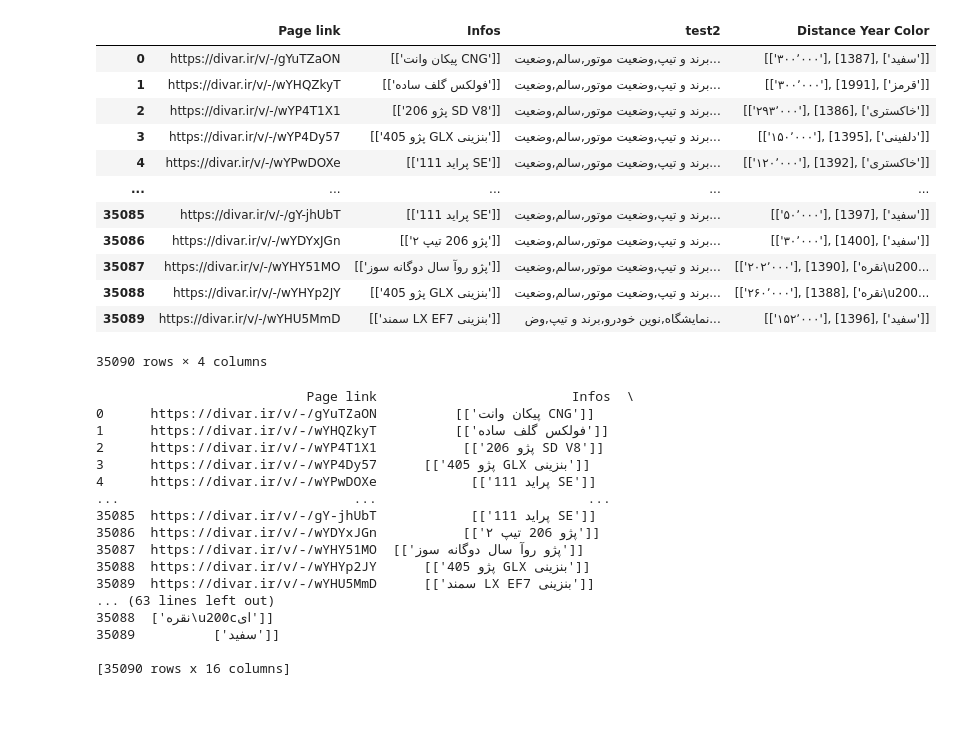
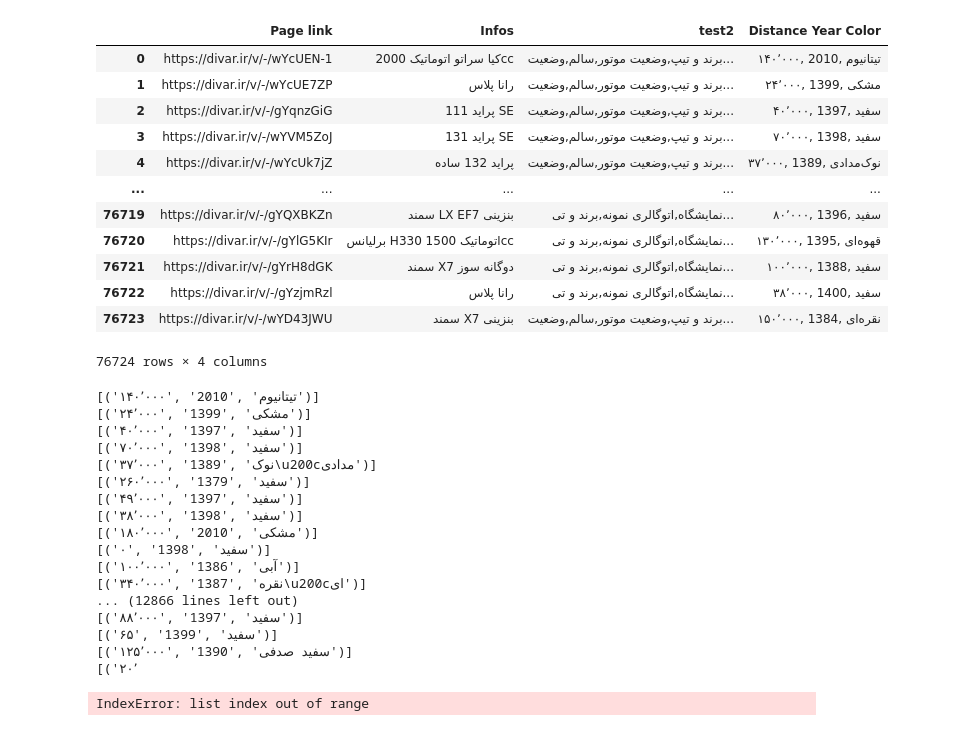
Before and after one commit to saeedbaninosrat/Divar-Scraping, a Jupyter notebook: scrapy/divar/Cleaning/Data-Cleaner.ipynb, the cells around one changed output. Cells and saved outputs as stored; diff of their text form; code cells hidden in the pictures.

```diff
--- a/scrapy/divar/Cleaning/Data-Cleaner.ipynb
+++ b/scrapy/divar/Cleaning/Data-Cleaner.ipynb
@@ -1,24 +1,24 @@
 # %%
 import pandas as pd
 import re
-filename = "26sepliara - Copy"
+filename = "26sepliara - Copy - Copy (2)"
 df = pd.read_csv(r'./%s.csv'%filename, encoding='utf8')
 df = pd.DataFrame(df)
 df
 # %% [output]
 |  | Page link | Infos | test2 | Distance Year Color |
-| 0 | https://divar.ir/v/-/gYuTZaON | [['پیکان وانت CNG']] | برند و تیپ,وضعیت موتور,سالم,وضعیت... | [['۳۰۰٬۰۰۰'], [1387], ['سفید']] |
-| 1 | https://divar.ir/v/-/wYHQZkyT | [['فولکس گلف ساده']] | برند و تیپ,وضعیت موتور,سالم,وضعیت... | [['۳۰۰٬۰۰۰'], [1991], ['قرمز']] |
-| 2 | https://divar.ir/v/-/wYP4T1X1 | [['پژو 206 SD V8']] | برند و تیپ,وضعیت موتور,سالم,وضعیت... | [['۲۹۳٬۰۰۰'], [1386], ['خاکستری']] |
-| 3 | https://divar.ir/v/-/wYP4Dy57 | [['پژو 405 GLX بنزینی']] | برند و تیپ,وضعیت موتور,سالم,وضعیت... | [['۱۵۰٬۰۰۰'], [1395], ['دلفینی']] |
-| 4 | https://divar.ir/v/-/wYPwDOXe | [['پراید 111 SE']] | برند و تیپ,وضعیت موتور,سالم,وضعیت... | [['۱۲۰٬۰۰۰'], [1392], ['خاکستری']] |
+| 0 | https://divar.ir/v/-/wYcUEN-1 | کیا سراتو اتوماتیک 2000cc | برند و تیپ,وضعیت موتور,سالم,وضعیت... | ۱۴۰٬۰۰۰, 2010, تیتانیوم |
+| 1 | https://divar.ir/v/-/wYcUE7ZP | رانا پلاس | برند و تیپ,وضعیت موتور,سالم,وضعیت... | ۲۴٬۰۰۰, 1399, مشکی |
+| 2 | https://divar.ir/v/-/gYqnzGiG | پراید 111 SE | برند و تیپ,وضعیت موتور,سالم,وضعیت... | ۴۰٬۰۰۰, 1397, سفید |
+| 3 | https://divar.ir/v/-/wYVM5ZoJ | پراید 131 SE | برند و تیپ,وضعیت موتور,سالم,وضعیت... | ۷۰٬۰۰۰, 1398, سفید |
+| 4 | https://divar.ir/v/-/wYcUk7jZ | پراید 132 ساده | برند و تیپ,وضعیت موتور,سالم,وضعیت... | ۳۷٬۰۰۰, 1389, نوک‌مدادی |
 | ... | ... | ... | ... | ... |
-| 35085 | https://divar.ir/v/-/gY-jhUbT | [['پراید 111 SE']] | برند و تیپ,وضعیت موتور,سالم,وضعیت... | [['۵۰٬۰۰۰'], [1397], ['سفید']] |
-| 35086 | https://divar.ir/v/-/wYDYxJGn | [['پژو 206 تیپ ۲']] | برند و تیپ,وضعیت موتور,سالم,وضعیت... | [['۳۰٬۰۰۰'], [1400], ['سفید']] |
-| 35087 | https://divar.ir/v/-/wYHY51MO | [['پژو روآ سال دوگانه سوز']] | برند و تیپ,وضعیت موتور,سالم,وضعیت... | [['۲۰۲٬۰۰۰'], [1390], ['نقره\u200... |
-| 35088 | https://divar.ir/v/-/wYHYp2JY | [['پژو 405 GLX بنزینی']] | برند و تیپ,وضعیت موتور,سالم,وضعیت... | [['۲۶۰٬۰۰۰'], [1388], ['نقره\u200... |
-| 35089 | https://divar.ir/v/-/wYHU5MmD | [['سمند LX EF7 بنزینی']] | نمایشگاه,نوین خودرو,برند و تیپ,وض... | [['۱۵۲٬۰۰۰'], [1396], ['سفید']] |
+| 76719 | https://divar.ir/v/-/gYQXBKZn | سمند LX EF7 بنزینی | نمایشگاه,اتوگالری نمونه,برند و تی... | ۸۰٬۰۰۰, 1396, سفید |
+| 76720 | https://divar.ir/v/-/gYlG5KIr | برلیانس H330 اتوماتیک 1500cc | نمایشگاه,اتوگالری نمونه,برند و تی... | ۱۳۰٬۰۰۰, 1395, قهوه‌ای |
+| 76721 | https://divar.ir/v/-/gYrH8dGK | سمند X7 دوگانه سوز | نمایشگاه,اتوگالری نمونه,برند و تی... | ۱۰۰٬۰۰۰, 1388, سفید |
+| 76722 | https://divar.ir/v/-/gYzjmRzl | رانا پلاس | نمایشگاه,اتوگالری نمونه,برند و تی... | ۳۸٬۰۰۰, 1400, سفید |
+| 76723 | https://divar.ir/v/-/wYD43JWU | سمند X7 بنزینی | برند و تیپ,وضعیت موتور,سالم,وضعیت... | ۱۵۰٬۰۰۰, 1384, نقره‌ای |
-35090 rows × 4 columns
+76724 rows × 4 columns
 # %%
 show = []
 motor = []
@@ -35,6 +35,7 @@ color = []
 
 for i in range(len(df.index)):
     dyc = re.findall(r"(.*), (.*), (.*)", df['Distance Year Color'][i])
+    print(dyc)
     distance.append(dyc[0][0])
     year.append(dyc[0][1])
     color.append(dyc[0][2])
@@ -68,23 +69,24 @@ df['رنگ'] = color
 print(df)
 # type(df)
 # %% [output]
-                           Page link                         Infos  \
-0      https://divar.ir/v/-/gYuTZaON          [['پیکان وانت CNG']]
-1      https://divar.ir/v/-/wYHQZkyT          [['فولکس گلف ساده']]
-2      https://divar.ir/v/-/wYP4T1X1           [['پژو 206 SD V8']]
-3      https://divar.ir/v/-/wYP4Dy57      [['پژو 405 GLX بنزینی']]
-4      https://divar.ir/v/-/wYPwDOXe            [['پراید 111 SE']]
-...                              ...                           ...
-35085  https://divar.ir/v/-/gY-jhUbT            [['پراید 111 SE']]
-35086  https://divar.ir/v/-/wYDYxJGn           [['پژو 206 تیپ ۲']]
-35087  https://divar.ir/v/-/wYHY51MO  [['پژو روآ سال دوگانه سوز']]
-35088  https://divar.ir/v/-/wYHYp2JY      [['پژو 405 GLX بنزینی']]
-35089  https://divar.ir/v/-/wYHU5MmD      [['سمند LX EF7 بنزینی']]
-... (63 lines left out)
-35088  ['نقره\u200cای']]
-35089          ['سفید']]
-
-[35090 rows x 16 columns]
+[('۱۴۰٬۰۰۰', '2010', 'تیتانیوم')]
+[('۲۴٬۰۰۰', '1399', 'مشکی')]
+[('۴۰٬۰۰۰', '1397', 'سفید')]
+[('۷۰٬۰۰۰', '1398', 'سفید')]
+[('۳۷٬۰۰۰', '1389', 'نوک\u200cمدادی')]
+[('۲۶۰٬۰۰۰', '1379', 'سفید')]
+[('۴۹٬۰۰۰', '1397', 'سفید')]
+[('۳۸٬۰۰۰', '1398', 'سفید')]
+[('۱۸۰٬۰۰۰', '2010', 'مشکی')]
+[('۰', '1398', 'سفید')]
+[('۱۰۰٬۰۰۰', '1386', 'آبی')]
+[('۳۴۰٬۰۰۰', '1387', 'نقره\u200cای')]
+... (12866 lines left out)
+[('۸۸٬۰۰۰', '1397', 'سفید')]
+[('۶۵', '1399', 'سفید')]
+[('۱۲۵٬۰۰۰', '1390', 'سفید صدفی')]
+[('۲۰٬
+IndexError: list index out of range
 # %%
 df = df.drop('Distance Year Color', axis=1)
 df = df.drop('test2', axis=1)
```
Also changed, not shown: 6 other files.
